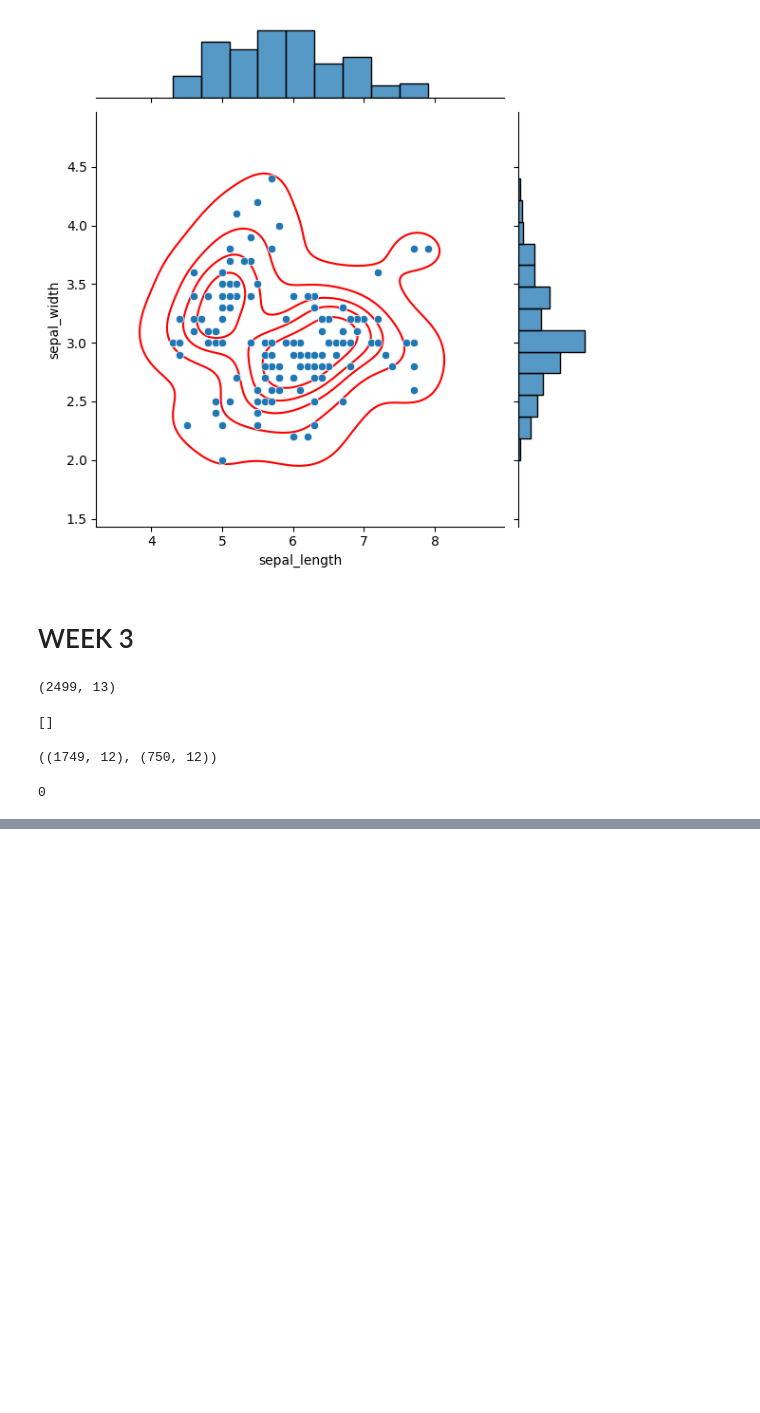
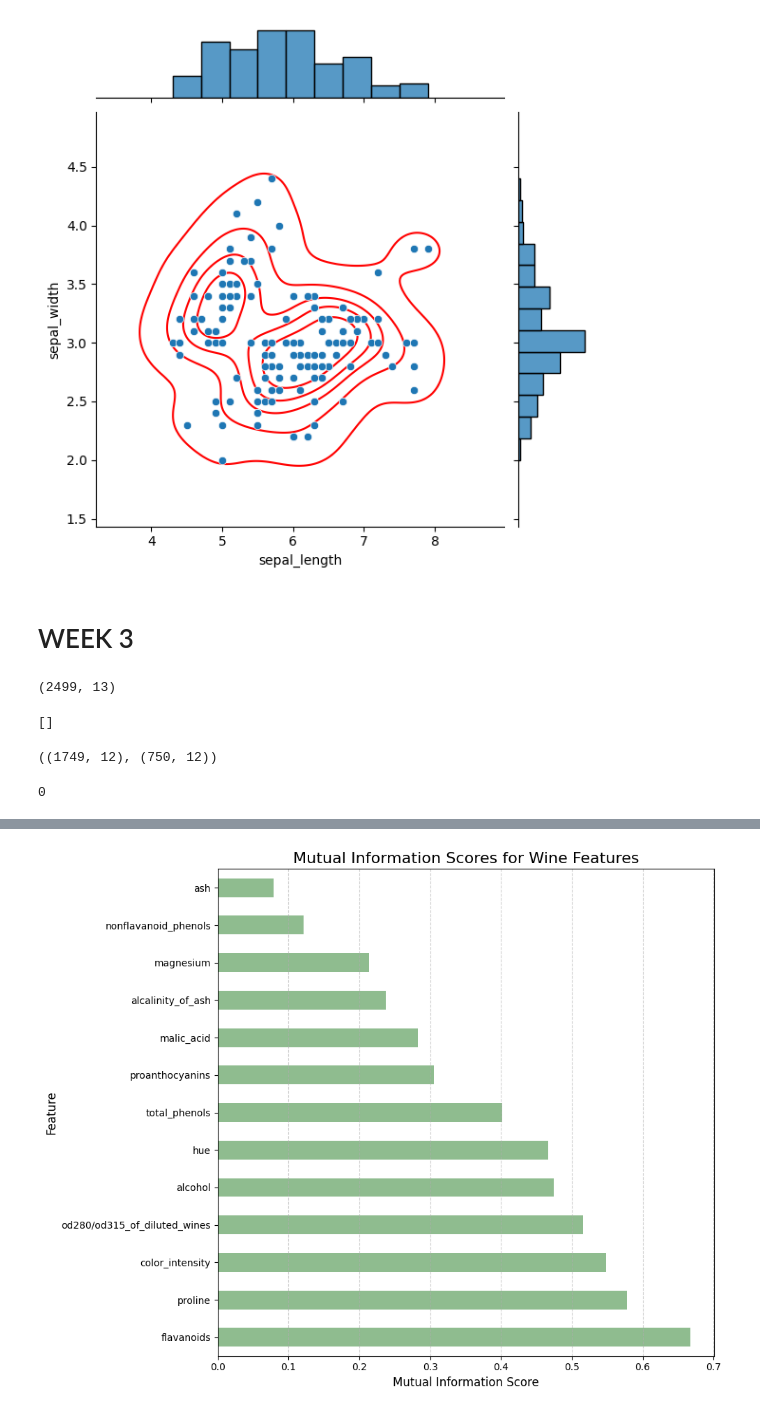
Before and after one commit to V4T5AV/ML, a Jupyter notebook: ML.ipynb, the cells around one changed output, grey strips where cells are left out. Saved outputs shown, nothing was run; the diff lists cells and outputs as text; code cells hidden in the pictures; blank space fills up the shorter version.

```diff
--- a/ML.ipynb
+++ b/ML.ipynb
@@ -501,0 +533,73 @@ dtype: float64
+# %%
+import pandas as pd
+import numpy as np
+from sklearn.datasets import load_wine
+from sklearn.feature_selection import mutual_info_classif
+import matplotlib.pyplot as plt
+
+np.random.seed(42)
+
+wine_data = load_wine()
+
+df = pd.DataFrame(data=wine_data.data, columns=wine_data.feature_names)
+
+df['target'] = wine_data.target
+
+print("Loaded DataFrame:")
+print(df.head())
+print(f"\nDataFrame shape: {df.shape}\n")
+print("-" * 50)
+
+
+constant_features = [
+    col for col in df.columns if df[col].std() == 0
+]
+
+print(f"Found {len(constant_features)} constant features: {constant_features}")
+
+df_no_constant = df.drop(columns=constant_features)
+print(f"DataFrame after removing constant features: {df_no_constant.shape}\n")
+print("-" * 50)
+
+
+threshold = 0.99
+quasi_constant_features = []
+
+for col in df_no_constant.drop(columns=['target']).columns:
+    percentages = df_no_constant[col].value_counts(normalize=True)
+    if percentages.iloc[0] > threshold:
+        quasi_constant_features.append(col)
+
+print(f"Found {len(quasi_constant_features)} quasi-constant features (threshold > {threshold}): {quasi_constant_features}")
+
+df_final = df_no_constant.drop(columns=quasi_constant_features)
+print(f"Final DataFrame after removing quasi-constant features: {df_final.shape}\n")
+print("-" * 50)
+
+
+X = df_final.drop(columns=['target'])
+y = df_final['target']
+
+mi_scores = mutual_info_classif(X, y, random_state=42)
+
+mi_series = pd.Series(mi_scores, index=X.columns)
+
+mi_series_sorted = mi_series.sort_values(ascending=False)
+
+print("Mutual Information Scores (sorted descending):\n")
+print(mi_series_sorted)
+print("-" * 50)
+
+
+plt.figure(figsize=(10, 8))
+
+mi_series_sorted.plot(kind='barh', color='darkseagreen')
+
+plt.title('Mutual Information Scores for Wine Features', fontsize=16)
+plt.xlabel('Mutual Information Score', fontsize=12)
+plt.ylabel('Feature', fontsize=12)
+plt.grid(axis='x', linestyle='--', alpha=0.6)
+plt.tight_layout()
+
+plt.show()
+# %% [output]
@@ -501,0 +623 @@ dtype: float64
+[figure, added]
```
Also changed, not shown: parts of 2 cells of this notebook.
